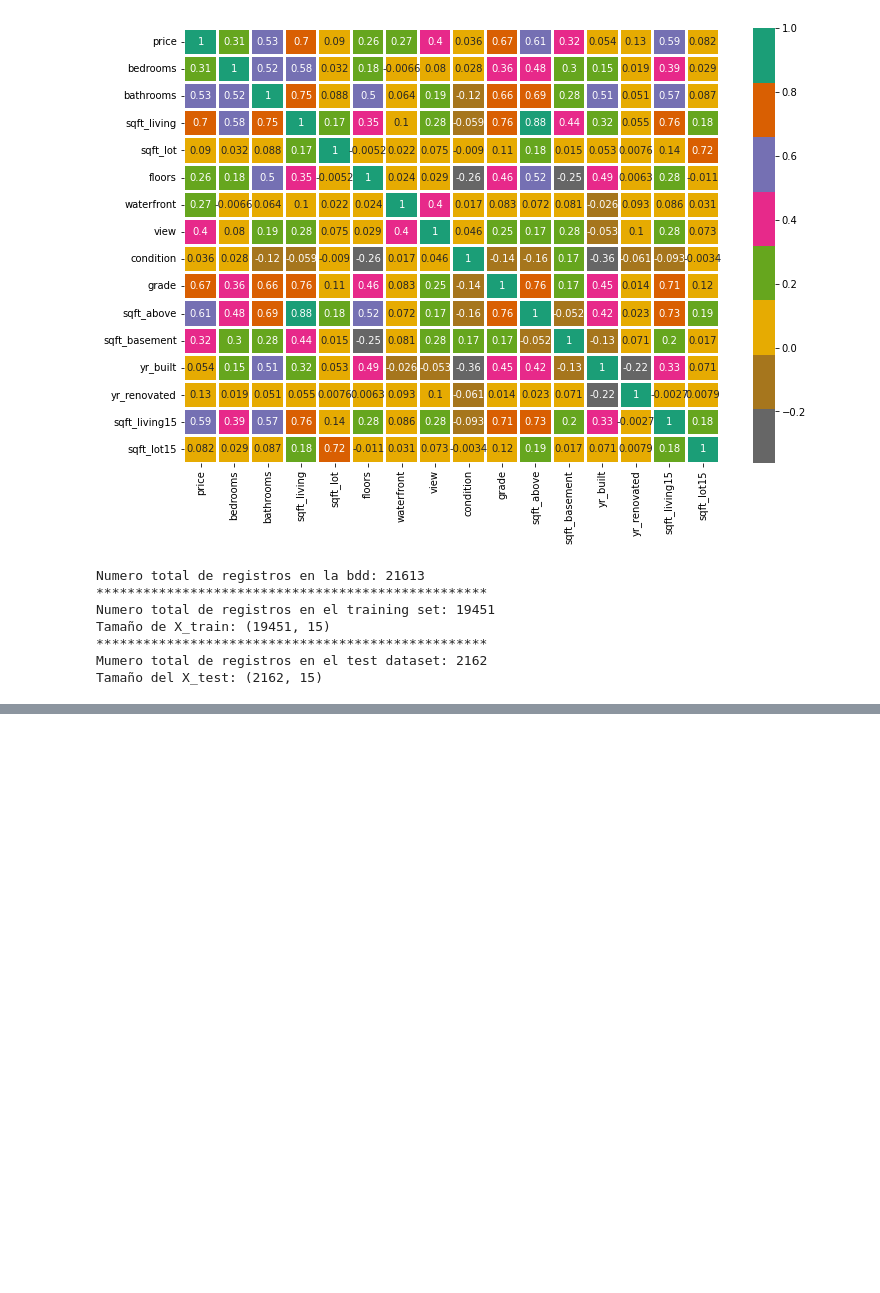
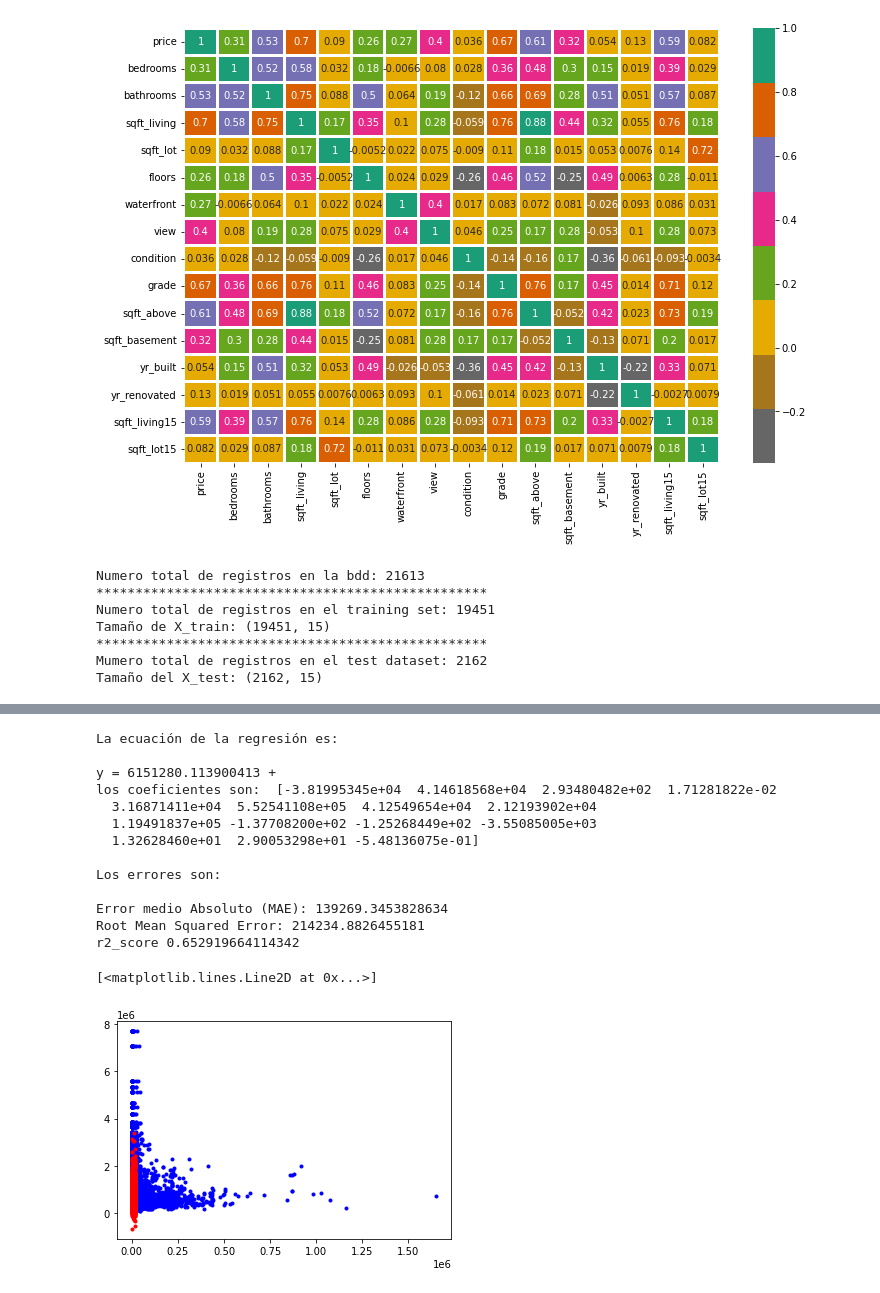
Before and after one commit to PosgradoMNA/actividades-de-aprendizaje-ams182, a Jupyter notebook: TecMty_Regresion_lineal_polinomial_A01104775.ipynb, the cells around one changed output, grey strips where cells are left out. Drawn from its saved outputs; the diff is of its cells as text; code cells hidden in the pictures; blank space fills up the shorter version.

```diff
--- a/TecMty_Regresion_lineal_polinomial_A01104775.ipynb
+++ b/TecMty_Regresion_lineal_polinomial_A01104775.ipynb
@@ -600,0 +733,42 @@ Tamaño del X_test: (2162, 15)
+# %%
+# Realiza la regresión con Ridge y Lasso. Incluye la ecuación de tu modelo, visualización , errores y r cuadrada.
+i=1
+
+l = Lasso()
+# se ajusta el modelo
+l.fit(X_train, y_train)
+#se crean los pronosticos
+y_pred_l = l.predict(X_train)
+
+#Ecuación:
+coefl = l.coef_
+inter =  l.intercept_
+
+print('\nLa ecuación de la regresión es: \n\n' +
+      'y = ' + str(inter[0]) + ' + '  )
+
+print('los coeficientes son: ', coefl)
+
+# metricas de error
+print('\nLos errores son: \n\nError medio Absoluto (MAE):', metrics.mean_absolute_error(y_train, y_pred_l ))
+print('Root Mean Squared Error:', np.sqrt(metrics.mean_squared_error(y_train, y_pred_l)))
+print('r2_score',r2_score(y_train, y_pred_l))
+print('\n')
+plt.plot(X_train,y_train,'b.')
+plt.plot(y_pred_l,'r.')
+# %% [output]
+La ecuación de la regresión es:
+
+y = 6151280.113900413 +
+los coeficientes son:  [-3.81995345e+04  4.14618568e+04  2.93480482e+02  1.71281822e-02
+  3.16871411e+04  5.52541108e+05  4.12549654e+04  2.12193902e+04
+  1.19491837e+05 -1.37708200e+02 -1.25268449e+02 -3.55085005e+03
+  1.32628460e+01  2.90053298e+01 -5.48136075e-01]
+
+Los errores son:
+
+Error medio Absoluto (MAE): 139269.3453828634
+Root Mean Squared Error: 214234.8826455181
+r2_score 0.652919664114342
+[<matplotlib.lines.Line2D at 0x...>]
+[figure, added]
```
Also changed, not shown: parts of 16 cells of this notebook.
